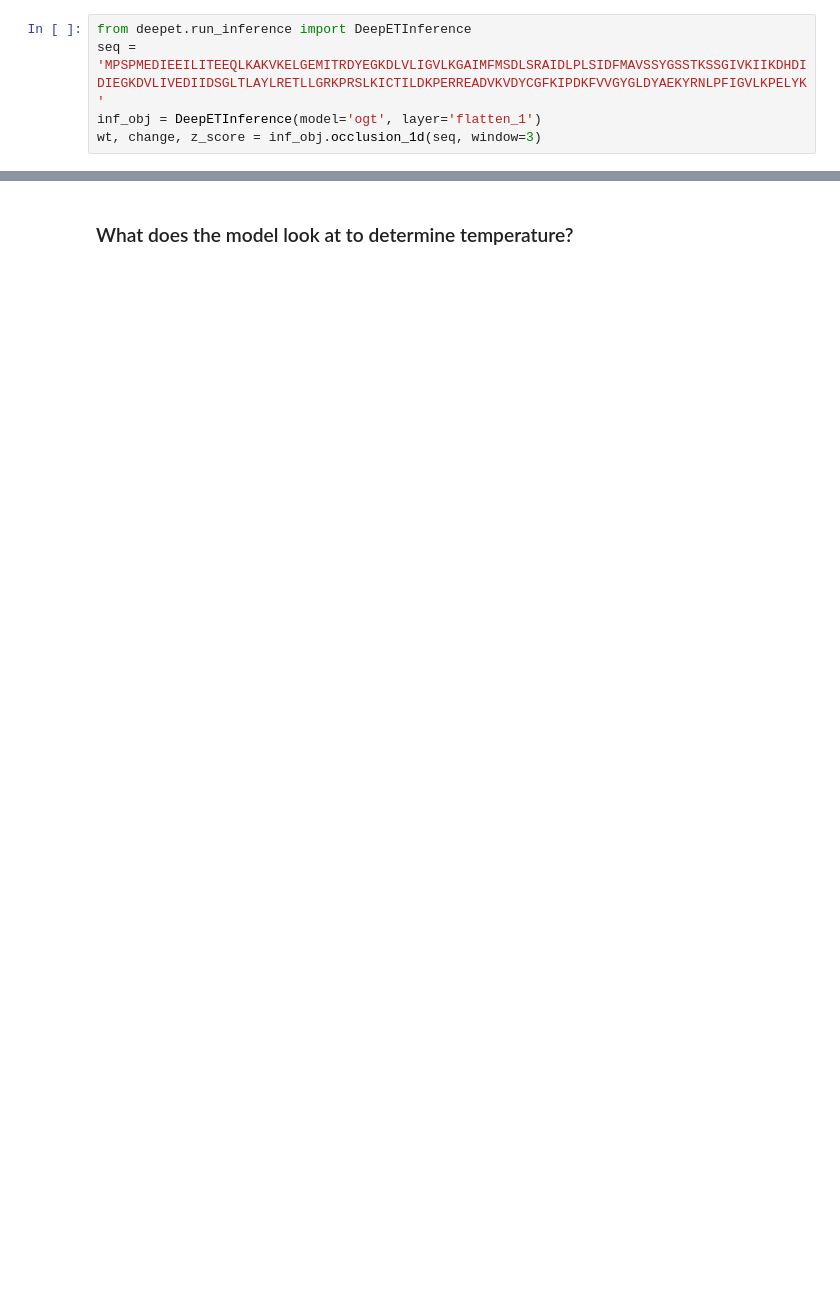
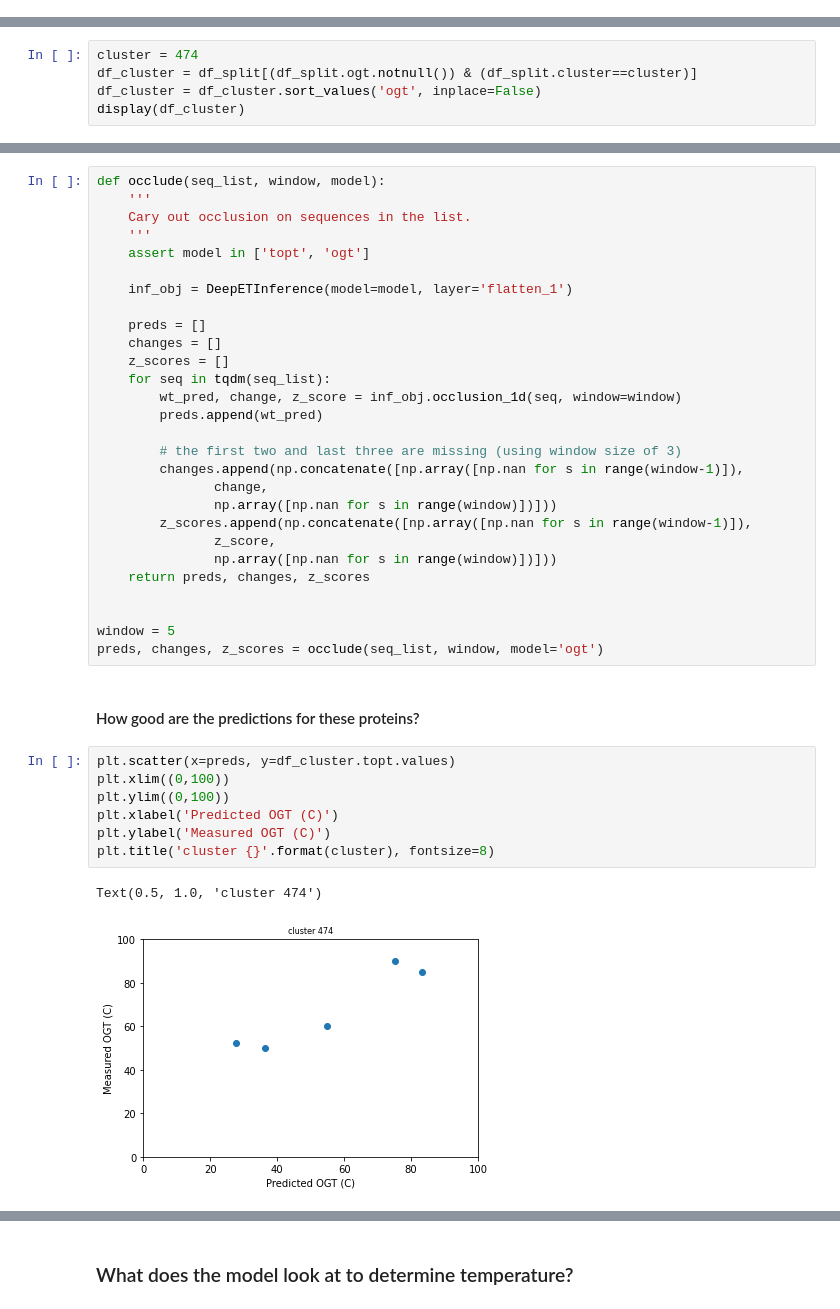
Before and after one commit to EngqvistLab/DeepET_reps, a Jupyter notebook: temperature_analysis.ipynb, the cells around one changed output, grey strips where cells are left out. Cells and saved outputs as stored; diff of their text form; blank space fills up the shorter version.

```diff
--- a/temperature_analysis.ipynb
+++ b/temperature_analysis.ipynb
@@ -32,8 +42,3 @@ from deepet.run_inference import DeepETInference
 inf_obj = DeepETInference(model='ogt', layer='flatten_1')
 df = inf_obj.get_embeddings(filepath='./data/5.5.1.5.fasta')
 df.to_csv('my_sequences_embeddings.tsv', sep='\t')
-# %%
-from deepet.run_inference import DeepETInference
-seq = 'MPSPMEDIEEILITEEQLKAKVKELGEMITRDYEGKDLVLIGVLKGAIMFMSDLSRAIDLPLSIDFMAVSSYGSSTKSSGIVKIIKDHDIDIEGKDVLIVEDIIDSGLTLAYLRETLLGRKPRSLKICTILDKPERREADVKVDYCGFKIPDKFVVGYGLDYAEKYRNLPFIGVLKPELYK'
-inf_obj = DeepETInference(model='ogt', layer='flatten_1')
-wt, change, z_score = inf_obj.occlusion_1d(seq, window=3)
@@ -43,0 +183,5 @@ If using Keras pass *_constraint arguments to layers.
+# %%
+cluster = 474
+df_cluster = df_split[(df_split.ogt.notnull()) & (df_split.cluster==cluster)]
+df_cluster = df_cluster.sort_values('ogt', inplace=False)
+display(df_cluster)
@@ -43,0 +227,40 @@ If using Keras pass *_constraint arguments to layers.
+# %%
+def occlude(seq_list, window, model):
+    '''
+    Cary out occlusion on sequences in the list.
+    '''
+    assert model in ['topt', 'ogt']
+
+    inf_obj = DeepETInference(model=model, layer='flatten_1')
+
+    preds = []
+    changes = []
+    z_scores = []
+    for seq in tqdm(seq_list):
+        wt_pred, change, z_score = inf_obj.occlusion_1d(seq, window=window)
+        preds.append(wt_pred)
+
+        # the first two and last three are missing (using window size of 3)
+        changes.append(np.concatenate([np.array([np.nan for s in range(window-1)]),
+               change,
+               np.array([np.nan for s in range(window)])]))
+        z_scores.append(np.concatenate([np.array([np.nan for s in range(window-1)]),
+               z_score,
+               np.array([np.nan for s in range(window)])]))
+    return preds, changes, z_scores
+
+
+window = 5
+preds, changes, z_scores = occlude(seq_list, window, model='ogt')
+# %% [markdown]
+#### How good are the predictions for these proteins?
+# %%
+plt.scatter(x=preds, y=df_cluster.topt.values)
+plt.xlim((0,100))
+plt.ylim((0,100))
+plt.xlabel('Predicted OGT (C)')
+plt.ylabel('Measured OGT (C)')
+plt.title('cluster {}'.format(cluster), fontsize=8)
+# %% [output]
+Text(0.5, 1.0, 'cluster 474')
+[figure, added]
```
Also changed, not shown: parts of 53 cells of this notebook, 25 other files.
